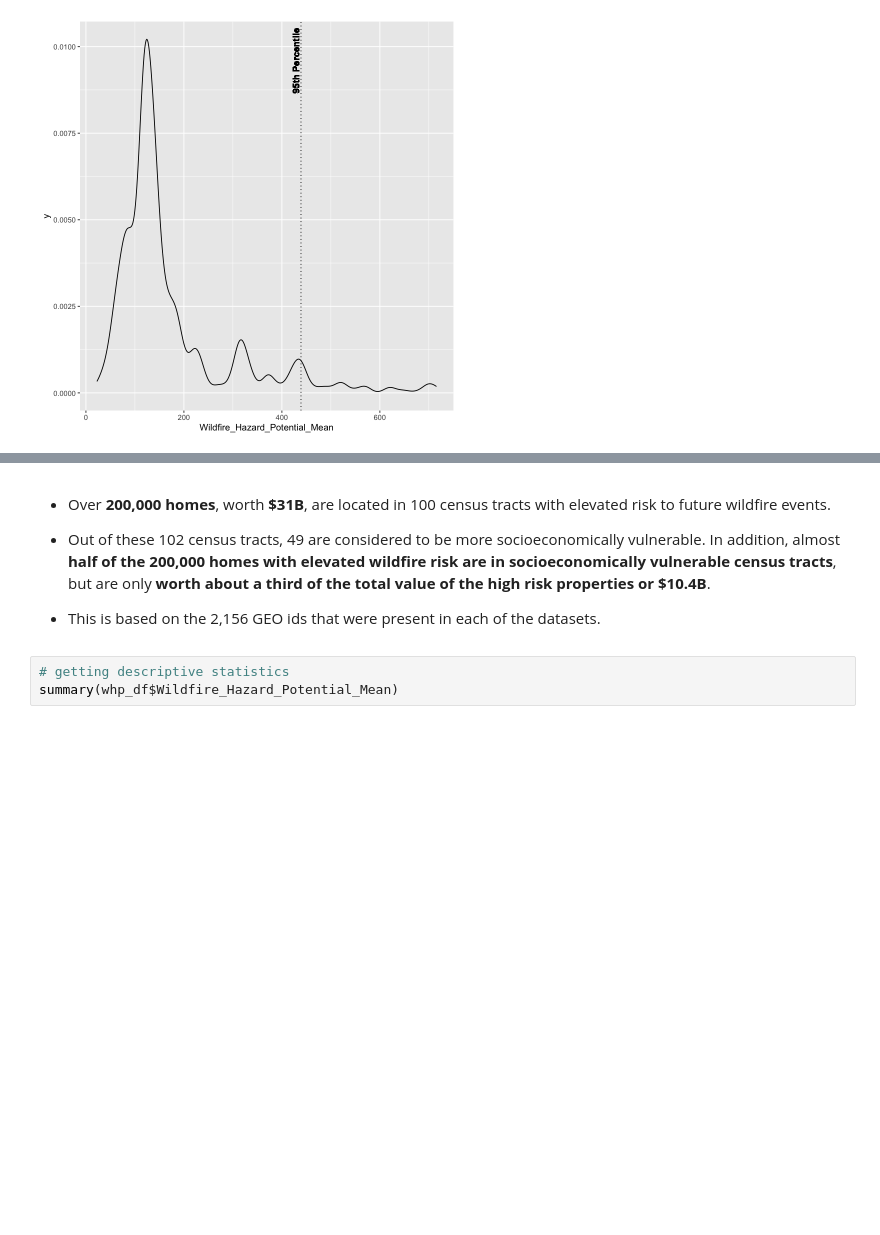
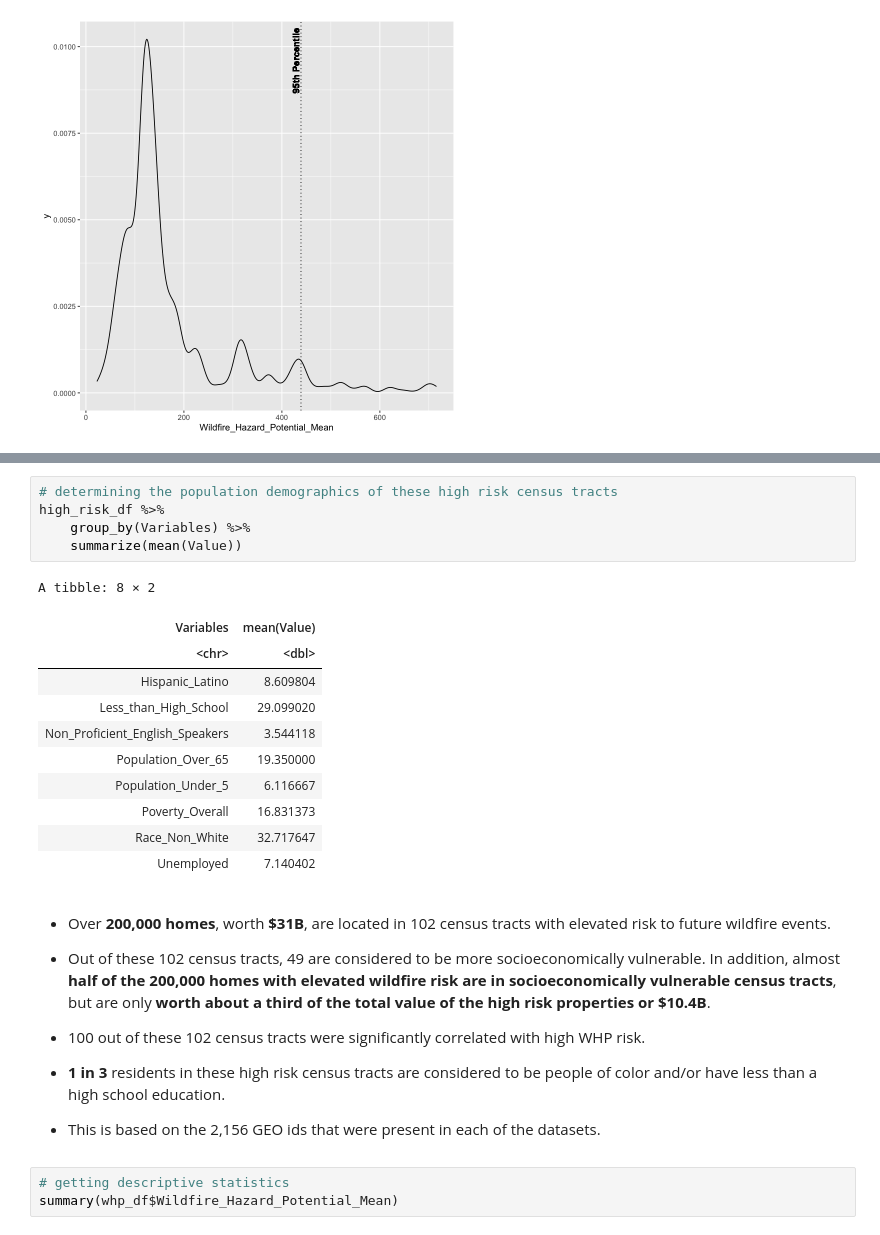
Before and after one commit to UNC-CEMALB/ENVIROSCAN, a Jupyter notebook: 7. Manuscript Statistics/Manuscript Statistics.ipynb, the cells around one changed output, grey strips where cells are left out. Drawn from its saved outputs; the diff is of its cells as text; blank space fills up the shorter version.

```diff
--- a/7. Manuscript Statistics/Manuscript Statistics.ipynb
+++ b/7. Manuscript Statistics/Manuscript Statistics.ipynb
@@ -157,8 +157,29 @@ A data.frame: 1 × 1
+# %%
+# determining the population demographics of these high risk census tracts
+high_risk_df %>%
+    group_by(Variables) %>%
+    summarize(mean(Value))
+# %% [output]
+A tibble: 8 × 2
+| Variables | mean(Value) |
+| <chr> | <dbl> |
+| Hispanic_Latino | 8.609804 |
+| Less_than_High_School | 29.099020 |
+| Non_Proficient_English_Speakers | 3.544118 |
+| Population_Over_65 | 19.350000 |
+| Population_Under_5 | 6.116667 |
+| Poverty_Overall | 16.831373 |
+| Race_Non_White | 32.717647 |
+| Unemployed | 7.140402 |
 # %% [markdown]
-- Over **200,000 homes**, worth **\$31B**, are located in 100 census tracts with elevated risk to future wildfire events.
+- Over **200,000 homes**, worth **\$31B**, are located in 102 census tracts with elevated risk to future wildfire events.
 
 - Out of these 102 census tracts, 49 are considered to be more socioeconomically vulnerable. In addition, almost **half of the 200,000 homes with elevated wildfire risk are in socioeconomically vulnerable census tracts**, but are only **worth about a third of the total value of the high risk properties or \$10.4B**.
 
+- 100 out of these 102 census tracts were significantly correlated with high WHP risk.
+
+- **1 in 3** residents in these high risk census tracts are considered to be people of color and/or have less than a high school education.
+
 - This is based on the 2,156 GEO ids that were present in each of the datasets.
 # %%
 # getting descriptive statistics
```
Also changed, not shown: parts of 6 cells of this notebook.
